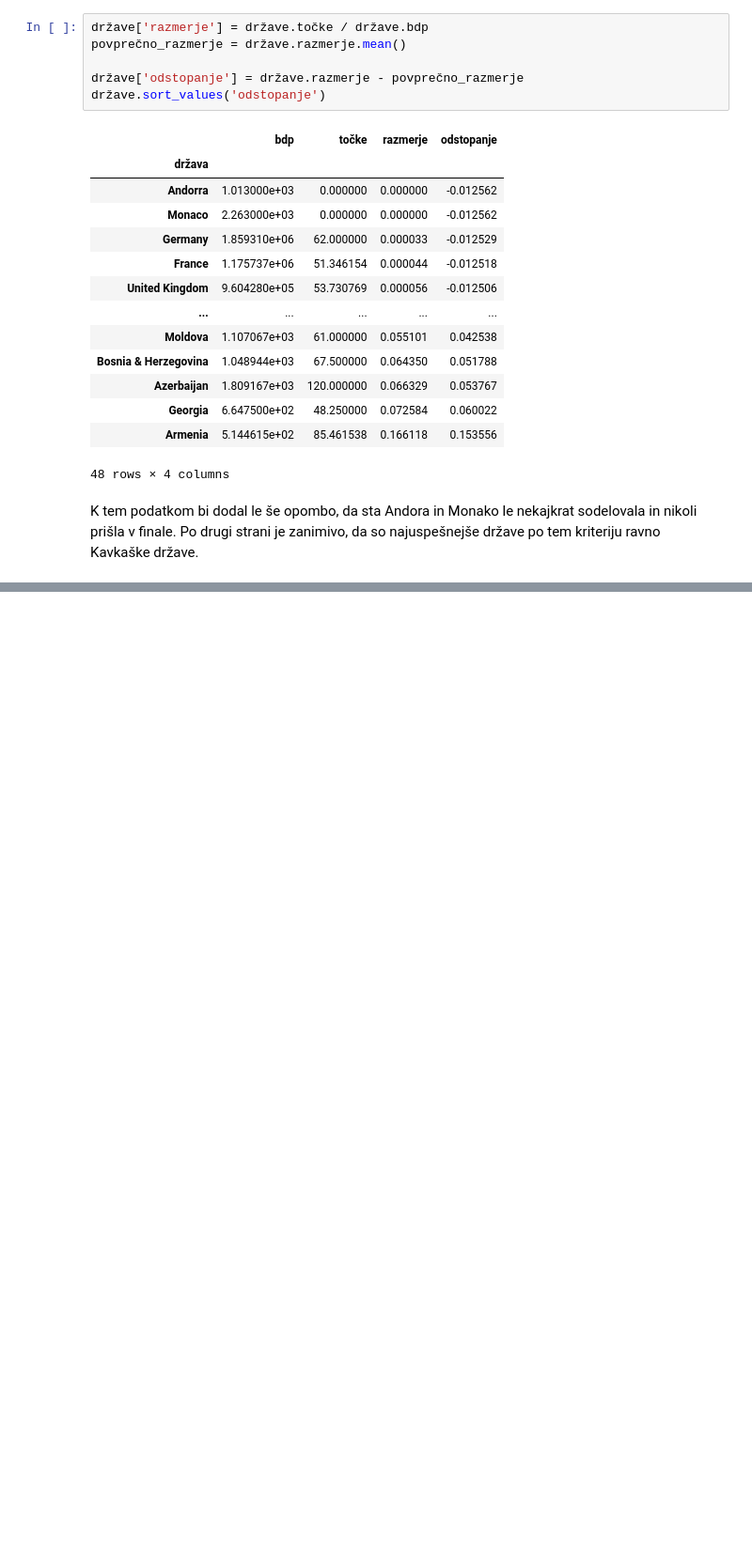
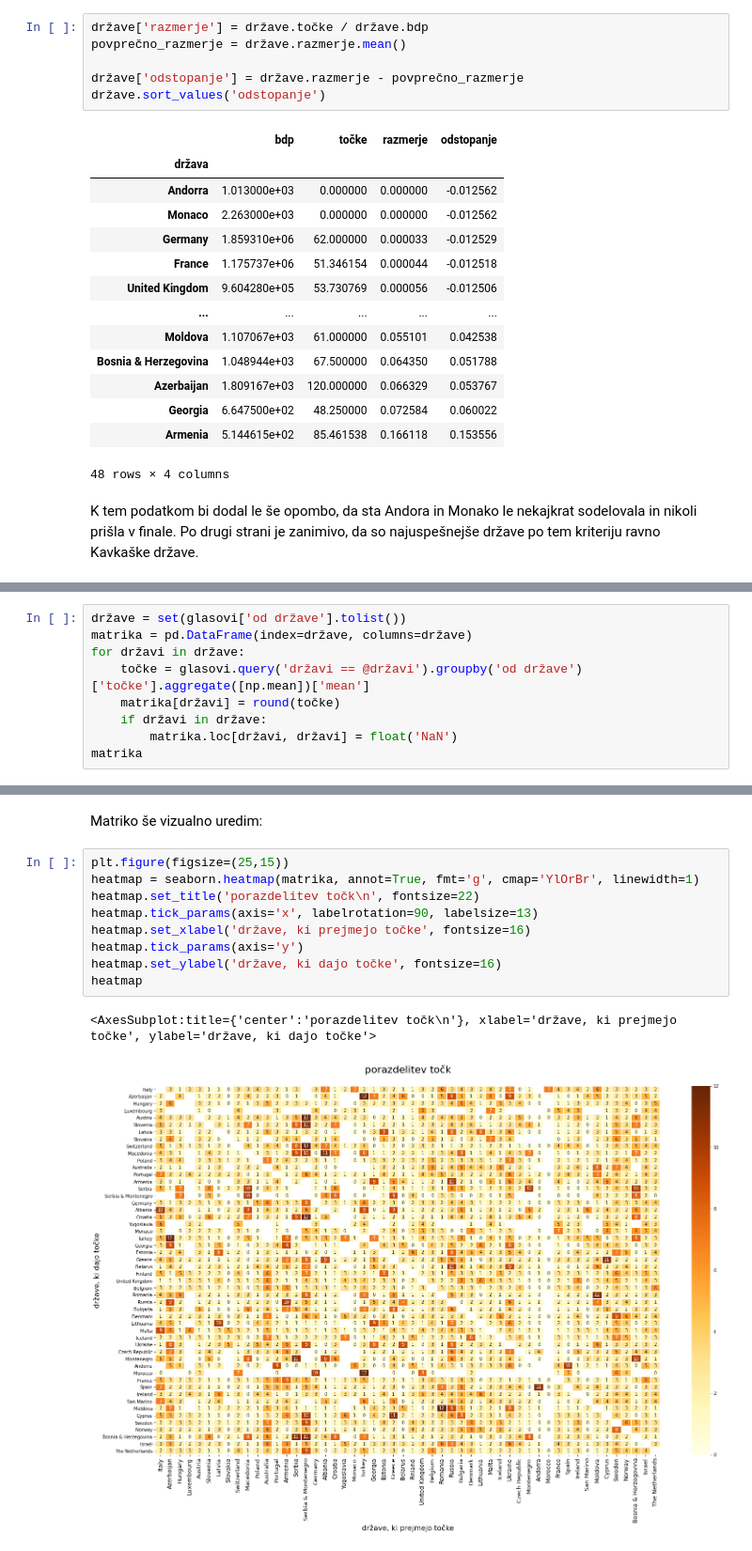
Before and after one commit to lukasimcic/Evrovizija-obdelava-podatkov, a Jupyter notebook: obdelava_podatkov.ipynb, the cells around one changed output, grey strips where cells are left out. Shown at 94% size. Saved outputs shown, nothing was run; the diff lists cells and outputs as text; blank space fills up the shorter version.

```diff
--- a/obdelava_podatkov.ipynb
+++ b/obdelava_podatkov.ipynb
@@ -178,0 +268,9 @@ glasovi
+# %%
+države = set(glasovi['od države'].tolist())
+matrika = pd.DataFrame(index=države, columns=države)
+for državi in države:
+    točke = glasovi.query('državi == @državi').groupby('od države')['točke'].aggregate([np.mean])['mean']
+    matrika[državi] = round(točke)
+    if državi in države:
+        matrika.loc[državi, državi] = float('NaN')
+matrika
@@ -178,0 +291,14 @@ glasovi
+# %% [markdown]
+Matriko še vizualno uredim:
+# %%
+plt.figure(figsize=(25,15))
+heatmap = seaborn.heatmap(matrika, annot=True, fmt='g', cmap='YlOrBr', linewidth=1)
+heatmap.set_title('porazdelitev točk\n', fontsize=22)
+heatmap.tick_params(axis='x', labelrotation=90, labelsize=13)
+heatmap.set_xlabel('države, ki prejmejo točke', fontsize=16)
+heatmap.tick_params(axis='y')
+heatmap.set_ylabel('države, ki dajo točke', fontsize=16)
+heatmap
+# %% [output]
+<AxesSubplot:title={'center':'porazdelitev točk\n'}, xlabel='države, ki prejmejo točke', ylabel='države, ki dajo točke'>
+[figure, added]
```
Also changed, not shown: parts of 42 cells of this notebook.
